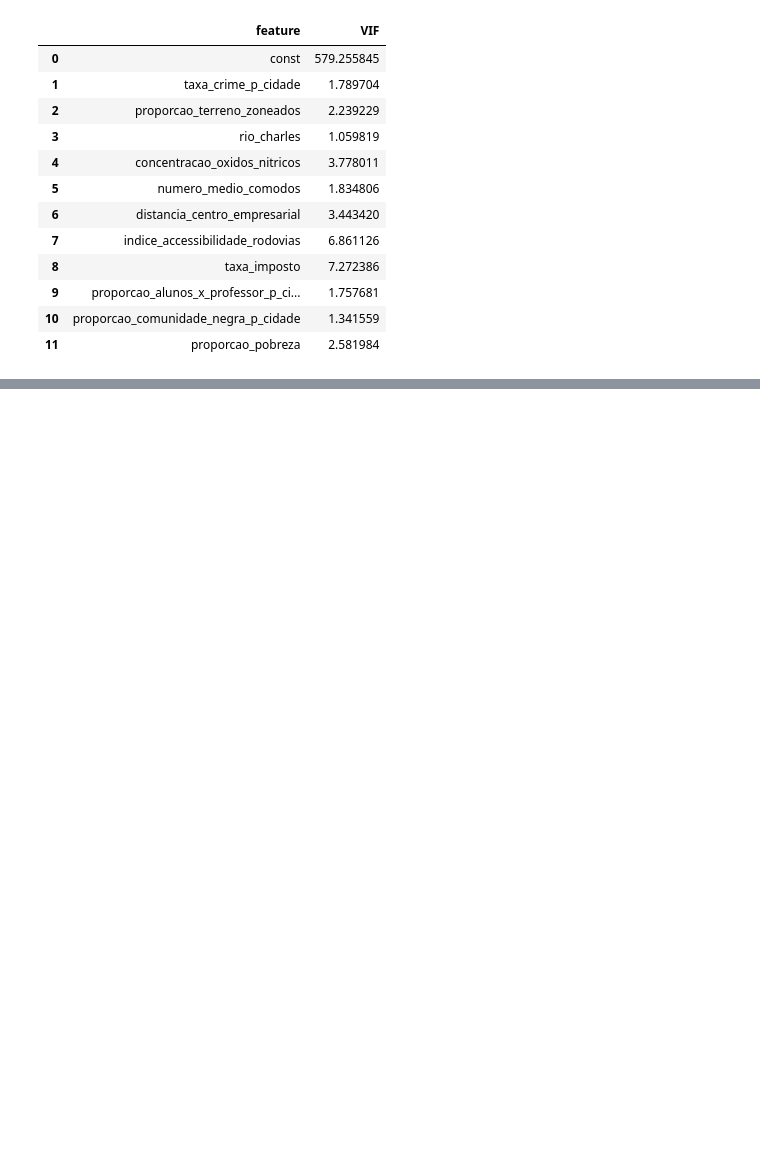
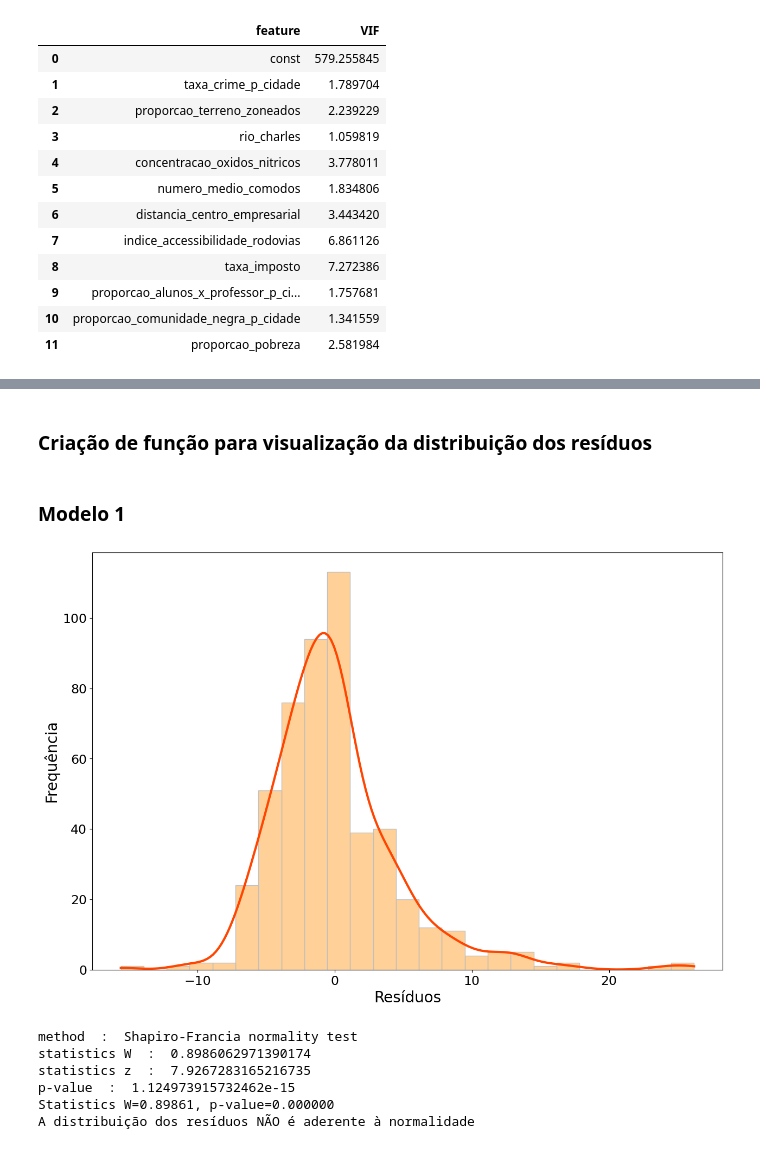
Before and after one commit to robson-quaresma/multiple-regression-housing-price, a Jupyter notebook: boston_housing_price.ipynb, the cells around one changed output, grey strips where cells are left out. Drawn from its saved outputs; the diff is of its cells as text; code cells hidden in the pictures; blank space fills up the shorter version.

```diff
--- a/boston_housing_price.ipynb
+++ b/boston_housing_price.ipynb
@@ -634,0 +767,36 @@ vif2
+# %% [markdown]
+### Criação de função para visualização da distribuição dos resíduos
+# %%
+def resid_plot(model):
+    plt.figure(figsize=(15,10))
+
+    hist1 = sns.histplot(data=model.resid, kde=True, bins=25,
+                         color = 'darkorange', alpha=0.4, edgecolor='silver',
+                         line_kws={'linewidth': 3})
+
+    hist1.get_lines()[0].set_color('orangered')
+
+    plt.xlabel('Resíduos', fontsize=20)
+    plt.ylabel('Frequência', fontsize=20)
+
+    plt.xticks(fontsize=17)
+    plt.yticks(fontsize=17)
+
+    plt.show()
+# %% [markdown]
+### Modelo 1
+# %%
+# plotagem dos resíduos do modelo 1
+resid_plot(model1)
+# %% [output]
+[figure, added]
+# %%
+# Teste de Shapiro-Francia para o modelo 1
+shapiro_francia_test(model1)
+# %% [output]
+method  :  Shapiro-Francia normality test
+statistics W  :  0.8986062971390174
+statistics z  :  7.9267283165216735
+p-value  :  1.124973915732462e-15
+Statistics W=0.89861, p-value=0.000000
+A distribuição dos resíduos NÃO é aderente à normalidade
```
Also changed, not shown: parts of 40 cells of this notebook.
